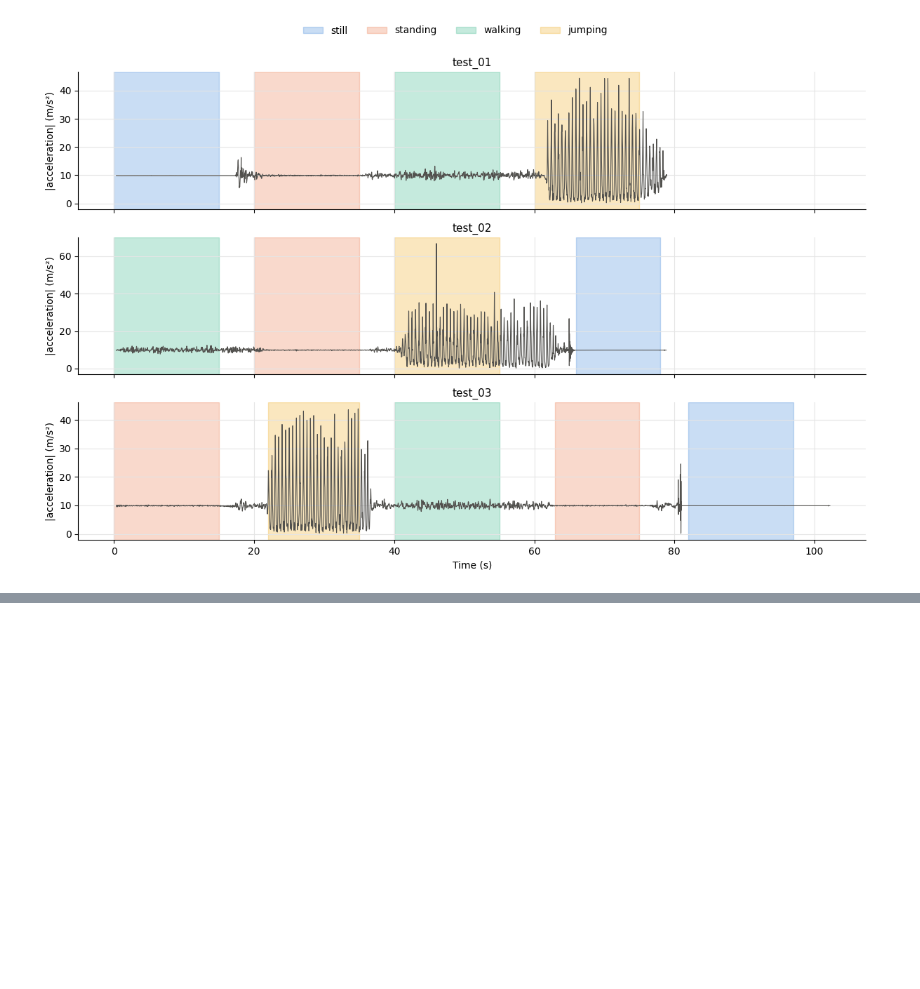
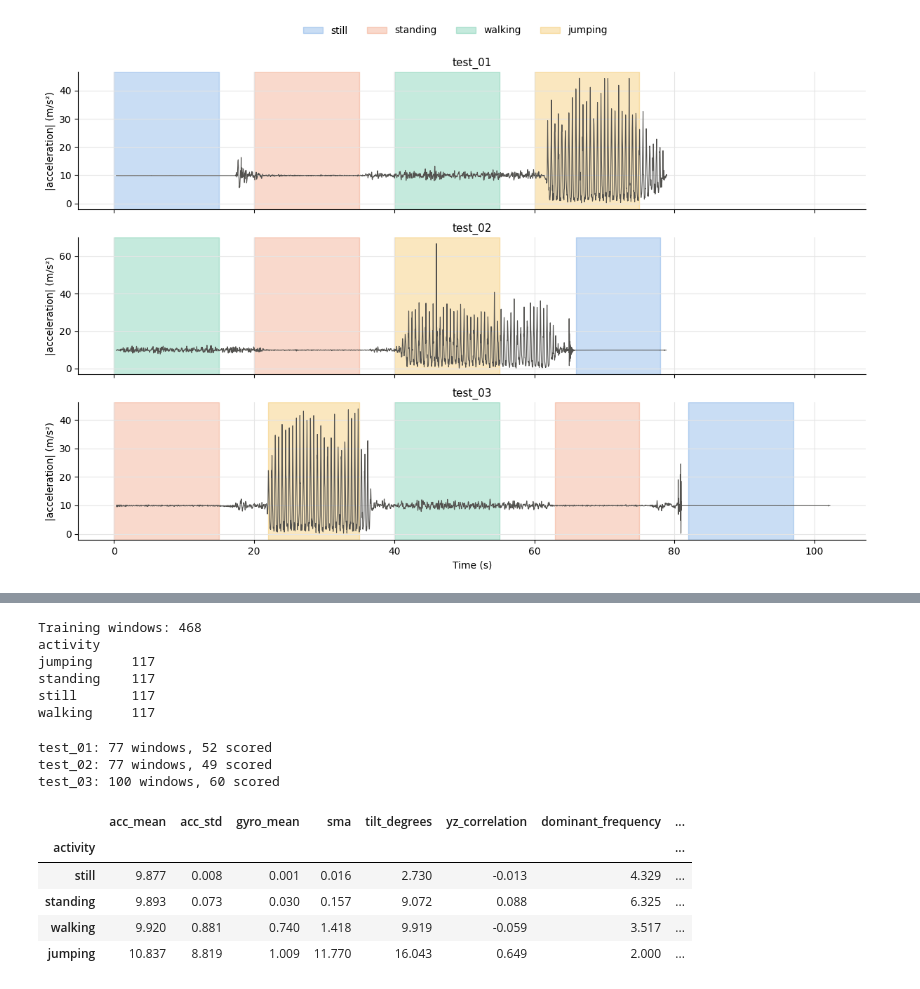
Before and after one commit to michael-alu/hidden-markov-models, a Jupyter notebook: hmm_activity_recognition.ipynb, the cells around one changed output, grey strips where cells are left out. Cells and saved outputs as stored; diff of their text form; code cells hidden in the pictures; blank space fills up the shorter version.

Commit message:
feat: add windowing, feature extraction and normalisation to the notebook

```diff
--- a/hmm_activity_recognition.ipynb
+++ b/hmm_activity_recognition.ipynb
@@ -495,0 +532,23 @@ plt.show()
+# %%
+def cut_into_windows(recording: pd.DataFrame) -> list[pd.DataFrame]:
+    windows: list[pd.DataFrame] = []
+
+    last_start = len(recording) - WINDOW_SIZE
+
+    for window_start in range(0, last_start + 1, STEP_SIZE):
+        window_end = window_start + WINDOW_SIZE
+
+        window = recording.iloc[window_start:window_end]
+
+        windows.append(window)
+
+    return windows
+
+
+def find_window_label(window: pd.DataFrame) -> str:
+    labels_in_window = window["activity"].unique()
+
+    if len(labels_in_window) == 1:
+        return labels_in_window[0]
+
+    return TRANSITION_LABEL
@@ -495,0 +680,50 @@ plt.show()
+# %%
+training_tables: list[pd.DataFrame] = []
+
+for file_name in train_files:
+    clip = pd.read_csv(os.path.join(TRAIN_FOLDER, file_name))
+
+    clip_features = build_feature_table(clip)
+
+    clip_features["clip"] = file_name
+
+    training_tables.append(clip_features)
+
+train_features = pd.concat(training_tables, ignore_index=True)
+
+print(f"Training windows: {len(train_features)}")
+
+print(train_features["activity"].value_counts().to_string())
+# %% [output]
+Training windows: 468
+activity
+jumping     117
+standing    117
+still       117
+walking     117
+# %%
+test_features: dict[str, pd.DataFrame] = {}
+
+for session_name in TEST_SESSIONS:
+    session = pd.read_csv(os.path.join(TEST_FOLDER, f"{session_name}.csv"))
+
+    test_features[session_name] = build_feature_table(session)
+
+    window_count = len(test_features[session_name])
+
+    scored_count = (test_features[session_name]["activity"] != TRANSITION_LABEL).sum()
+
+    print(f"{session_name}: {window_count} windows, {scored_count} scored")
+# %% [output]
+test_01: 77 windows, 52 scored
+test_02: 77 windows, 49 scored
+test_03: 100 windows, 60 scored
+# %%
+train_features.groupby("activity")[FEATURE_NAMES].mean().loc[ACTIVITIES].round(3)
+# %% [output]
+|  | acc_mean | acc_std | gyro_mean | sma | tilt_degrees | yz_correlation | dominant_frequency | ... |
+| activity |  |  |  |  |  |  |  | ... |
+| still | 9.877 | 0.008 | 0.001 | 0.016 | 2.730 | -0.013 | 4.329 | ... |
+| standing | 9.893 | 0.073 | 0.030 | 0.157 | 9.072 | 0.088 | 6.325 | ... |
+| walking | 9.920 | 0.881 | 0.740 | 1.418 | 9.919 | -0.059 | 3.517 | ... |
+| jumping | 10.837 | 8.819 | 1.009 | 11.770 | 16.043 | 0.649 | 2.000 | ... |
```
Also changed, not shown: parts of 15 cells of this notebook.
